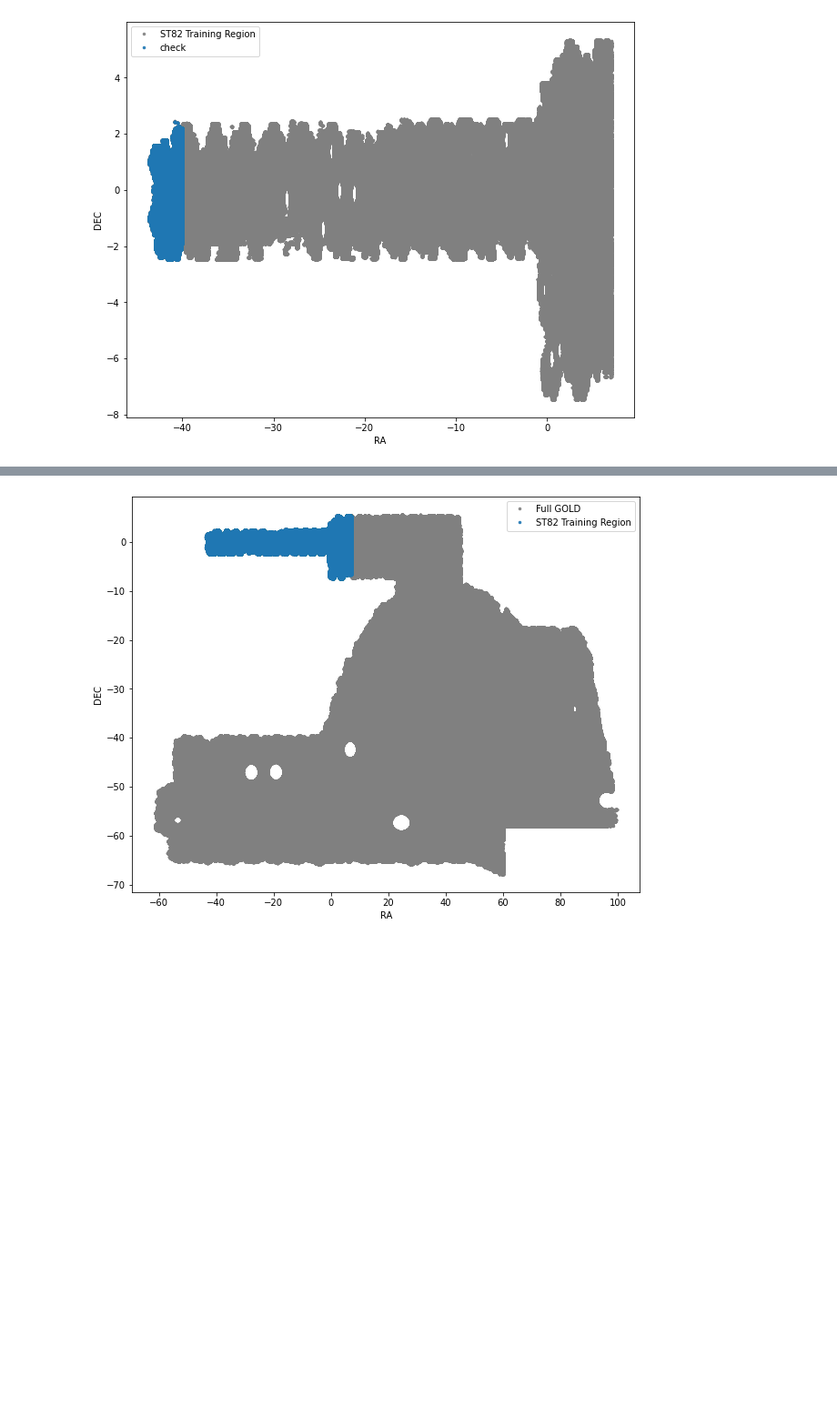
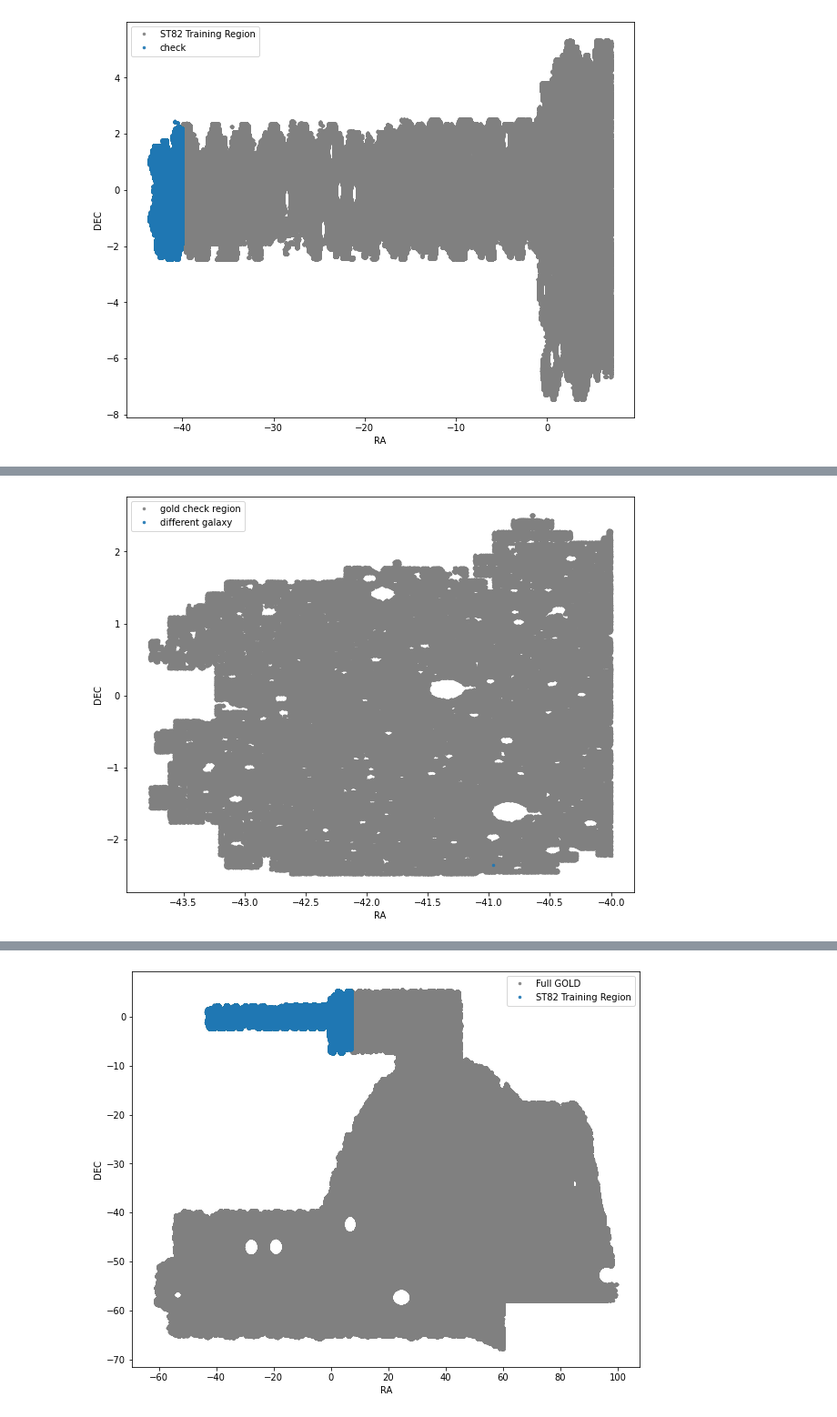
Before and after one commit to sujeong-lee/DMASS, a Jupyter notebook: code_py3/Full_DMASS.ipynb, the cells around one changed output, grey strips where cells are left out. Shown at 91% size. Cells and saved outputs as stored; diff of their text form; code cells hidden in the pictures; blank space fills up the shorter version.

```diff
--- a/code_py3/Full_DMASS.ipynb
+++ b/code_py3/Full_DMASS.ipynb
@@ -213,0 +247,7 @@ print(gold_st82_check.size)
+# %%
+# checking footprint:
+# add validation in different color
+spatialcheck([gold_check, gal_diff3],
+             label = ['gold check region', 'different galaxy'], convert = None, ratag='RA',dectag='DEC')
+# %% [output]
+[figure, added]
```
Also changed, not shown: parts of 23 cells of this notebook, 3 other files.
